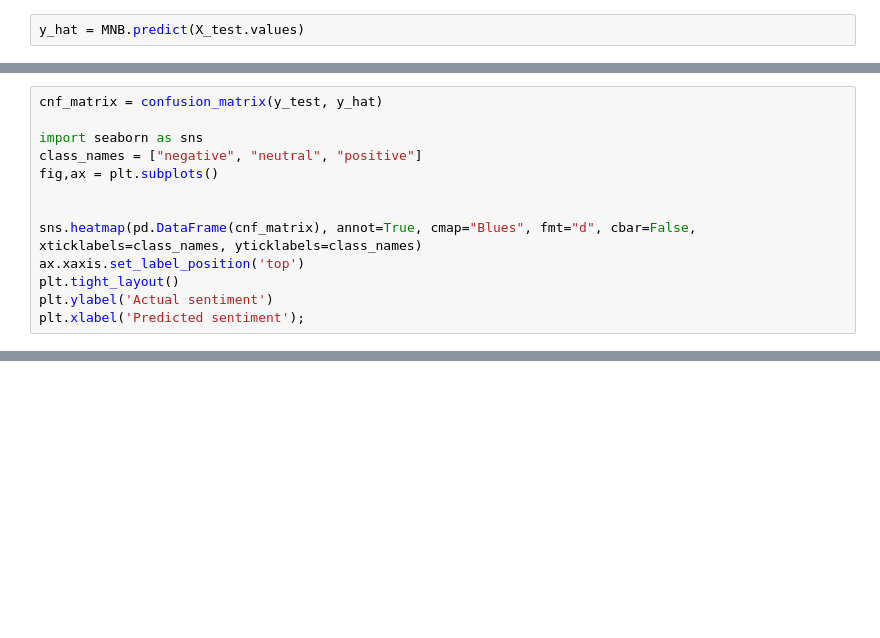
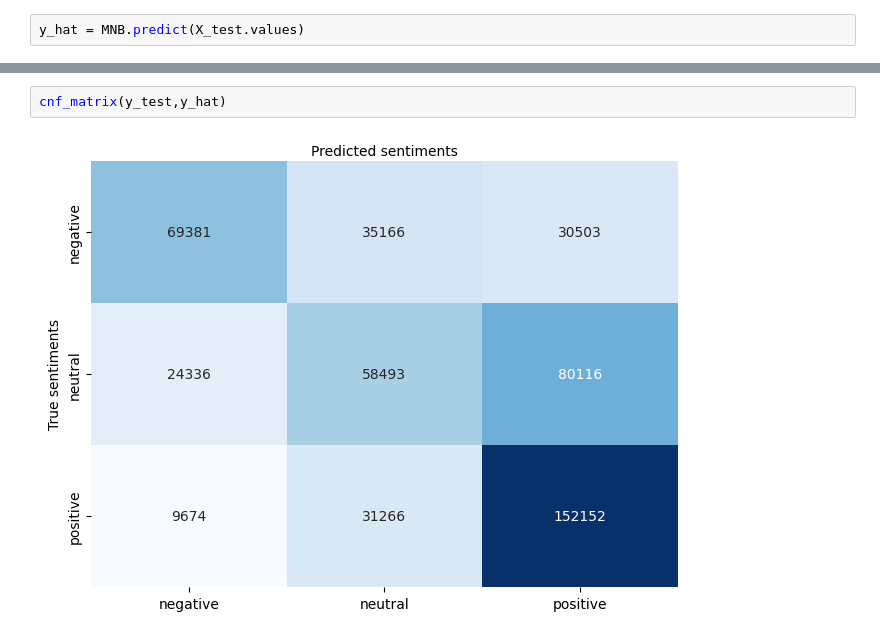
Before and after one commit to AndreaCamilloni/DM2583-project, a Jupyter notebook: notebook.ipynb, the cells around one changed output, grey strips where cells are left out. Cells and saved outputs as stored; diff of their text form; blank space fills up the shorter version.

```diff
--- a/notebook.ipynb
+++ b/notebook.ipynb
@@ -185,13 +154,0 @@ weighted avg       0.57      0.57      0.56    327392
-# %%
-cnf_matrix = confusion_matrix(y_test, y_hat)
-
-import seaborn as sns
-class_names = ["negative", "neutral", "positive"]
-fig,ax = plt.subplots()
-
-
-sns.heatmap(pd.DataFrame(cnf_matrix), annot=True, cmap="Blues", fmt="d", cbar=False, xticklabels=class_names, yticklabels=class_names)
-ax.xaxis.set_label_position('top')
-plt.tight_layout()
-plt.ylabel('Actual sentiment')
-plt.xlabel('Predicted sentiment');
@@ -211,0 +167,4 @@ sentiments_distr.plot(kind='bar',)
+# %%
+cnf_matrix(y_test,y_hat)
+# %% [output]
+[figure, added]
```
Also changed, not shown: parts of 17 cells of this notebook, 2 other files.
